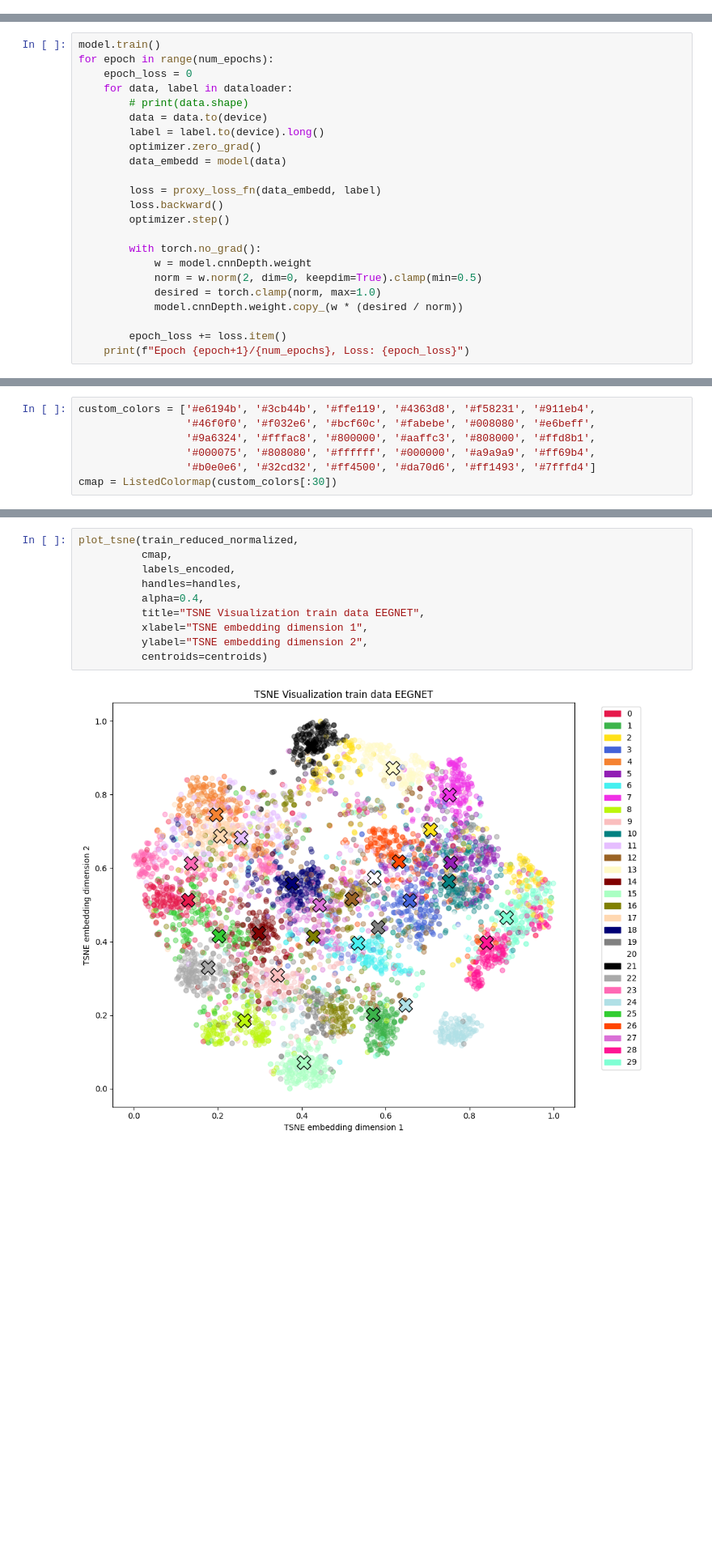
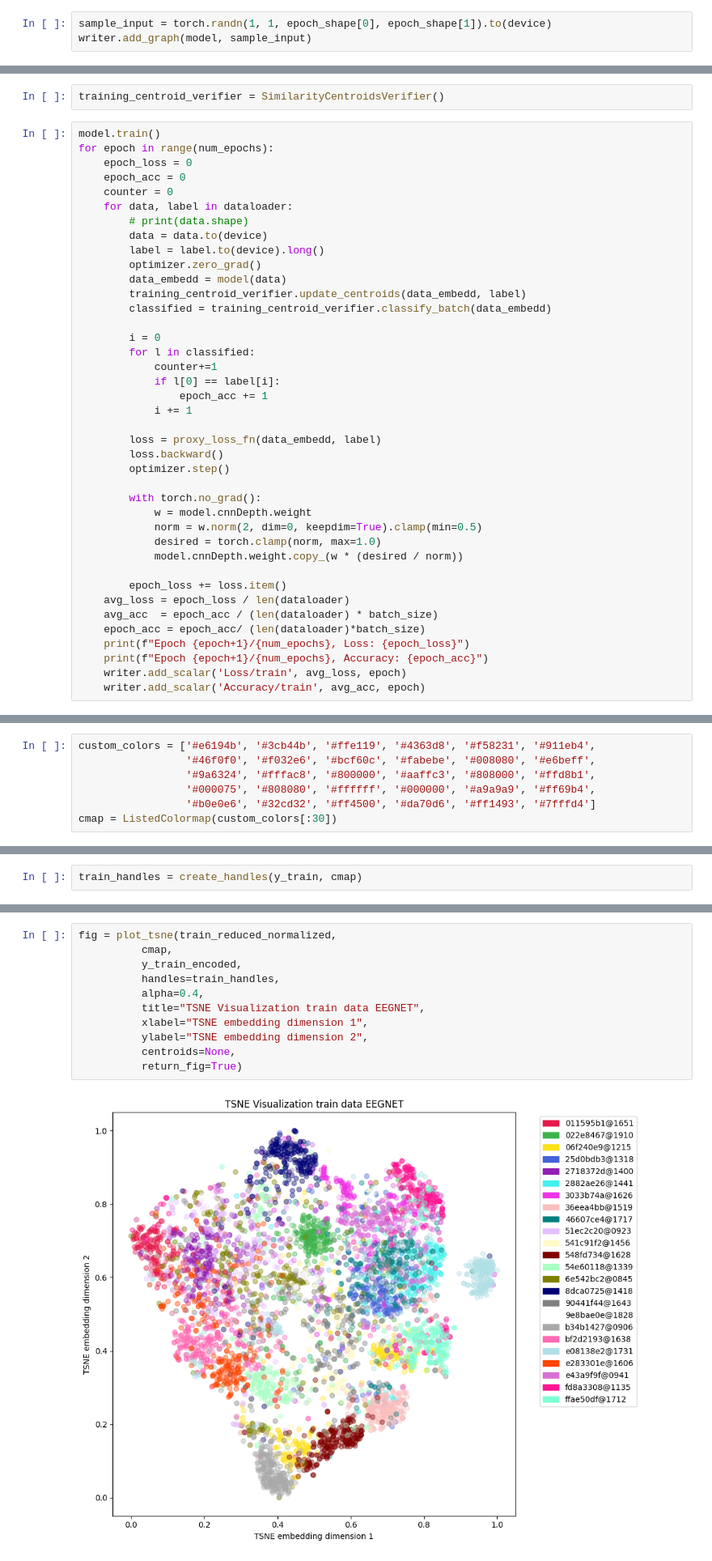
Before and after one commit to KN-Neuron/NeuroGuard-AI, a Jupyter notebook: notebooks/JS_EDA_Proxy.ipynb, the cells around one changed output, grey strips where cells are left out. Shown at 81% size. Cells and saved outputs as stored; diff of their text form; blank space fills up the shorter version.

Commit message:
Changed train test split, added accuracy, added tensorboard and some docstrings

```diff
--- a/notebooks/JS_EDA_Proxy.ipynb
+++ b/notebooks/JS_EDA_Proxy.ipynb
@@ -277,15 +298,31 @@ proxy_loss_fn = ProxyNCALoss(len(np.unique(y_encoded)),32).to(device)
+# %%
+sample_input = torch.randn(1, 1, epoch_shape[0], epoch_shape[1]).to(device)
+writer.add_graph(model, sample_input)
 # %%
 optimizer = optim.Adam(model.parameters(), lr=learning_rate)
+# %%
+training_centroid_verifier = SimilarityCentroidsVerifier()
 # %%
 model.train()
 for epoch in range(num_epochs):
     epoch_loss = 0
+    epoch_acc = 0
+    counter = 0
     for data, label in dataloader:
         # print(data.shape)
         data = data.to(device)
         label = label.to(device).long()
         optimizer.zero_grad()
         data_embedd = model(data)
+        training_centroid_verifier.update_centroids(data_embedd, label)
+        classified = training_centroid_verifier.classify_batch(data_embedd)
+
+        i = 0
+        for l in classified:
+            counter+=1
+            if l[0] == label[i]:
+                epoch_acc += 1
+            i += 1
 
         loss = proxy_loss_fn(data_embedd, label)
         loss.backward()
@@ -298,5 +335,11 @@ for epoch in range(num_epochs):
             model.cnnDepth.weight.copy_(w * (desired / norm))
 
         epoch_loss += loss.item()
+    avg_loss = epoch_loss / len(dataloader)
+    avg_acc  = epoch_acc / (len(dataloader) * batch_size)
+    epoch_acc = epoch_acc/ (len(dataloader)*batch_size)
     print(f"Epoch {epoch+1}/{num_epochs}, Loss: {epoch_loss}")
+    print(f"Epoch {epoch+1}/{num_epochs}, Accuracy: {epoch_acc}")
+    writer.add_scalar('Loss/train', avg_loss, epoch)
+    writer.add_scalar('Accuracy/train', avg_acc, epoch)
 # %% [output]
@@ -394,0 +422,2 @@ centroids = centroid_verifier.centroids
+# %%
+train_handles = create_handles(y_train, cmap)
@@ -395,12 +426,13 @@ centroids = centroid_verifier.centroids
 # %%
-plot_tsne(train_reduced_normalized,
+fig = plot_tsne(train_reduced_normalized,
           cmap,
-          labels_encoded,
-          handles=handles,
+          y_train_encoded,
+          handles=train_handles,
           alpha=0.4,
           title="TSNE Visualization train data EEGNET",
           xlabel="TSNE embedding dimension 1",
           ylabel="TSNE embedding dimension 2",
-          centroids=centroids)
+          centroids=None,
+          return_fig=True)
 # %% [output]
-[figure, old version]
+[figure, new version]
```
Also changed, not shown: parts of 29 cells of this notebook, 11 other files.
